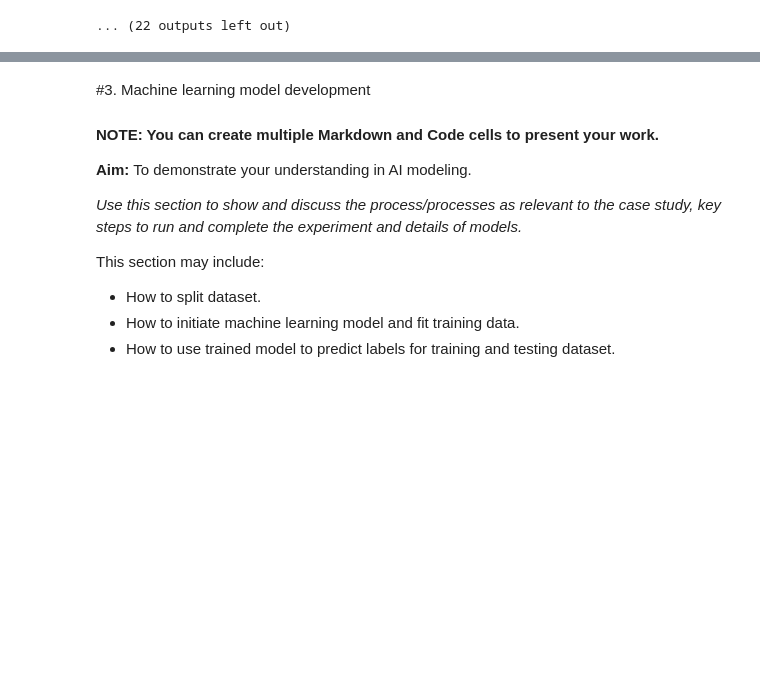
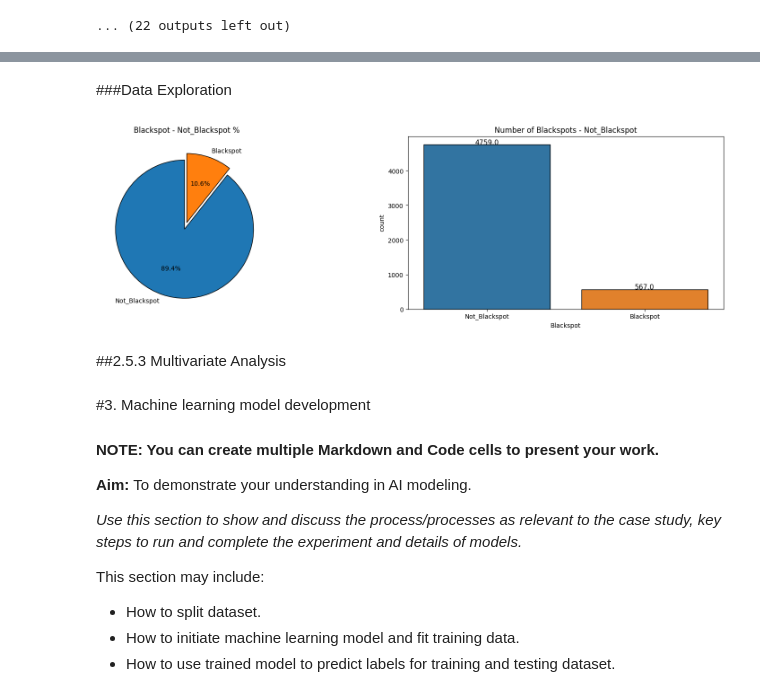
Before and after one commit to ItsSHALINISuresh/ML-in-Business, a Jupyter notebook: MIS710 Assignment/MIS710_A1_Template_T2_2023.ipynb, the cells around one changed output, grey strips where cells are left out. Cells and saved outputs as stored; diff of their text form; code cells hidden in the pictures; blank space fills up the shorter version.

```diff
--- a/MIS710 Assignment/MIS710_A1_Template_T2_2023.ipynb
+++ b/MIS710 Assignment/MIS710_A1_Template_T2_2023.ipynb
@@ -311,0 +329,30 @@ Numerical Variables: ['ROAD_TYPE', 'AGE_LESS_THAN_15YRS_PCNT', 'AGE_15_24YRS_PCN
+# %% [markdown]
+###Data Exploration
+# %%
+df1 = df.copy(deep = True)
+text_data_features = [i for i in list(df.columns) if i not in list(df.describe().columns)]
+
+blackspot = df1[df1['Blackspot'] == 1].describe().T
+not_blackspot = df1[df1['Blackspot'] == 0].describe().T
+
+l = list(df1['Blackspot'].value_counts())
+circle = [l[0] / sum(l) * 100,l[1] / sum(l) * 100]
+
+fig = plt.subplots(nrows = 1,ncols = 2,figsize = (20,5))
+plt.subplot(1,2,1)
+plt.pie(circle,labels = ['Not_Blackspot','Blackspot'],autopct = '%1.1f%%',startangle = 90,explode = (0.1,0),
+       wedgeprops = {'edgecolor' : 'black','linewidth': 1,'antialiased' : True})
+plt.title('Blackspot - Not_Blackspot %');
+
+plt.subplot(1,2,2)
+ax = sns.countplot(x='Blackspot',data = df,edgecolor = 'black')
+for rect in ax.patches:
+    ax.text(rect.get_x() + rect.get_width() / 2, rect.get_height() + 2, rect.get_height(), horizontalalignment='center', fontsize = 11)
+ax.set_xticklabels(['Not_Blackspot','Blackspot'])
+
+plt.title('Number of Blackspots - Not_Blackspot');
+plt.show()
+# %% [output]
+[figure, added]
+# %% [markdown]
+##2.5.3 Multivariate Analysis
```
Also changed, not shown: parts of 5 cells of this notebook.
